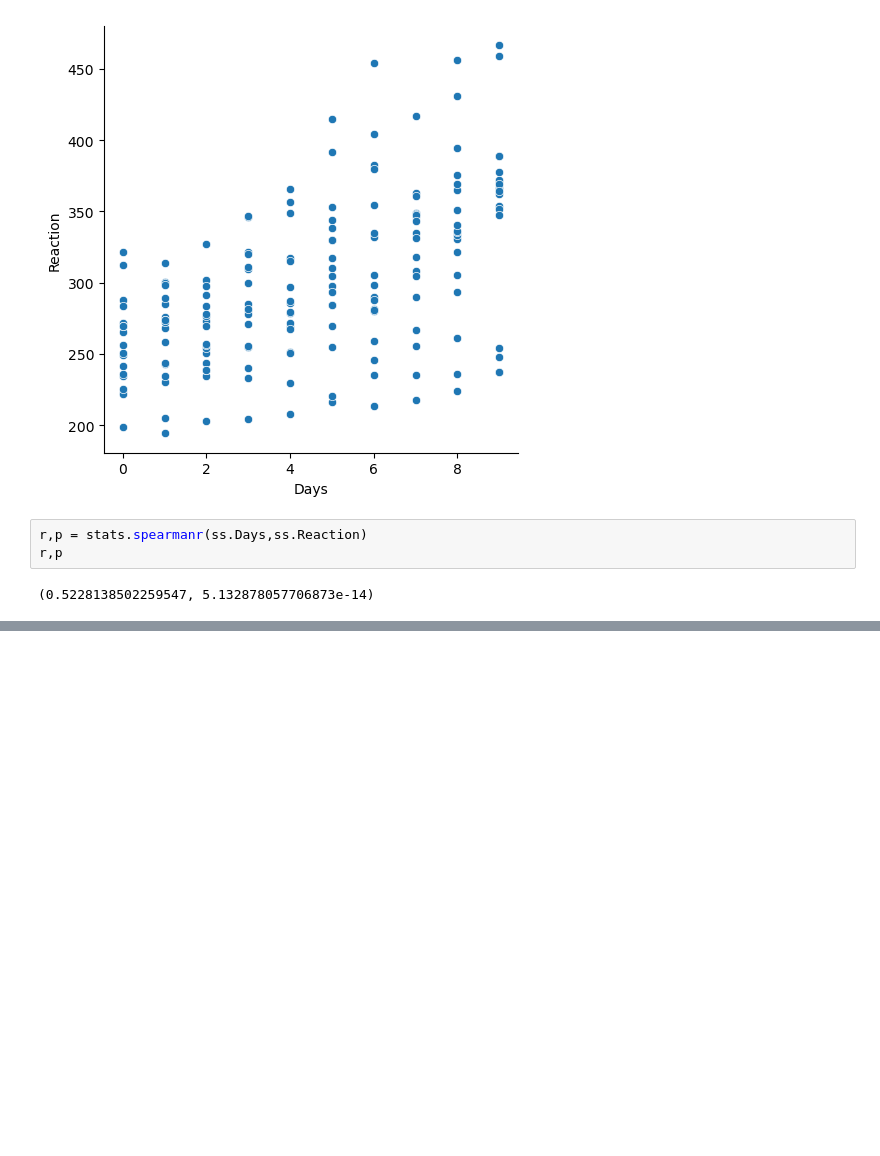
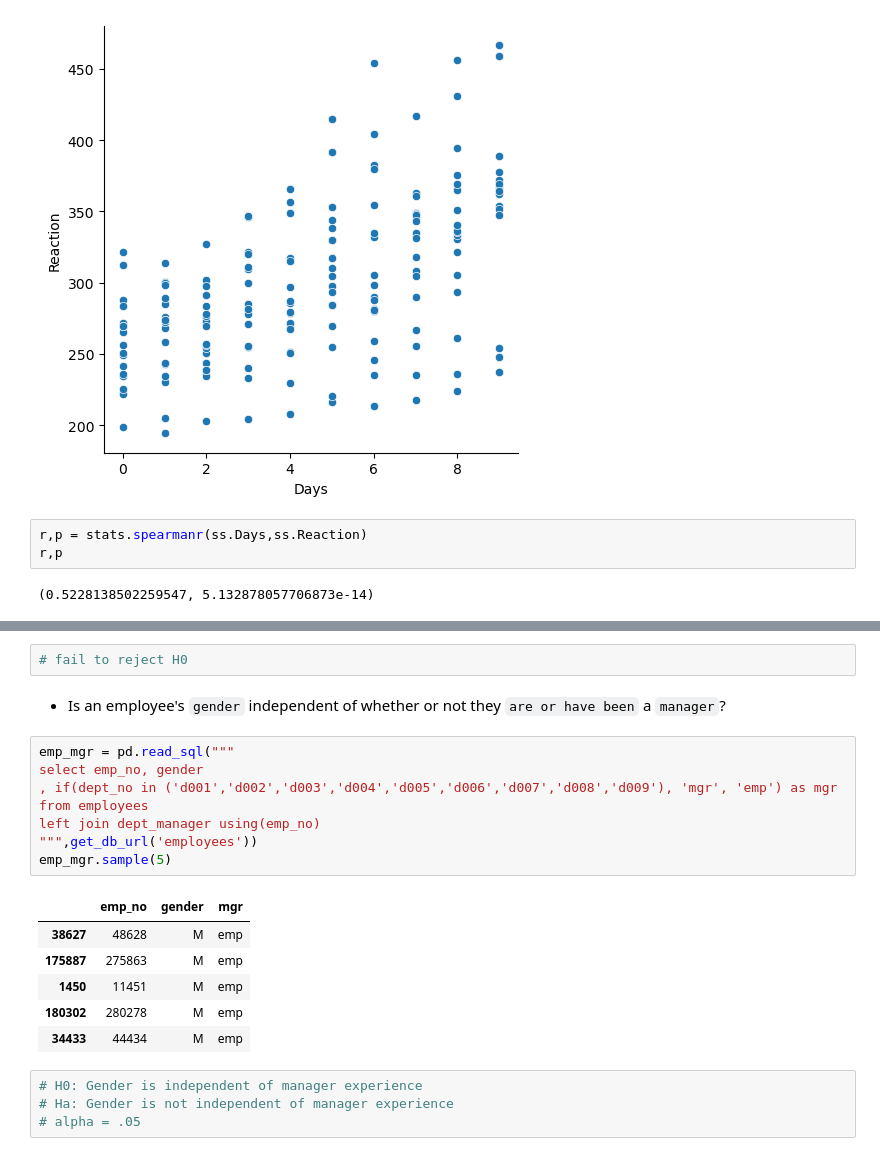
Before and after one commit to tkephart96/statistics-exercises, a Jupyter notebook: hypothesis_testing.ipynb, the cells around one changed output, grey strips where cells are left out. Saved outputs shown, nothing was run; the diff lists cells and outputs as text; blank space fills up the shorter version.

```diff
--- a/hypothesis_testing.ipynb
+++ b/hypothesis_testing.ipynb
@@ -619,0 +853,23 @@ r,p
+# %%
+# fail to reject H0
+# %% [markdown]
+- Is an employee's `gender` independent of whether or not they `are or have been` a `manager`?
+# %%
+emp_mgr = pd.read_sql("""
+select emp_no, gender
+, if(dept_no in ('d001','d002','d003','d004','d005','d006','d007','d008','d009'), 'mgr', 'emp') as mgr
+from employees
+left join dept_manager using(emp_no)
+""",get_db_url('employees'))
+emp_mgr.sample(5)
+# %% [output]
+|  | emp_no | gender | mgr |
+| 38627 | 48628 | M | emp |
+| 175887 | 275863 | M | emp |
+| 1450 | 11451 | M | emp |
+| 180302 | 280278 | M | emp |
+| 34433 | 44434 | M | emp |
+# %%
+# H0: Gender is independent of manager experience
+# Ha: Gender is not independent of manager experience
+# alpha = .05
```
Also changed, not shown: parts of 37 cells of this notebook.
